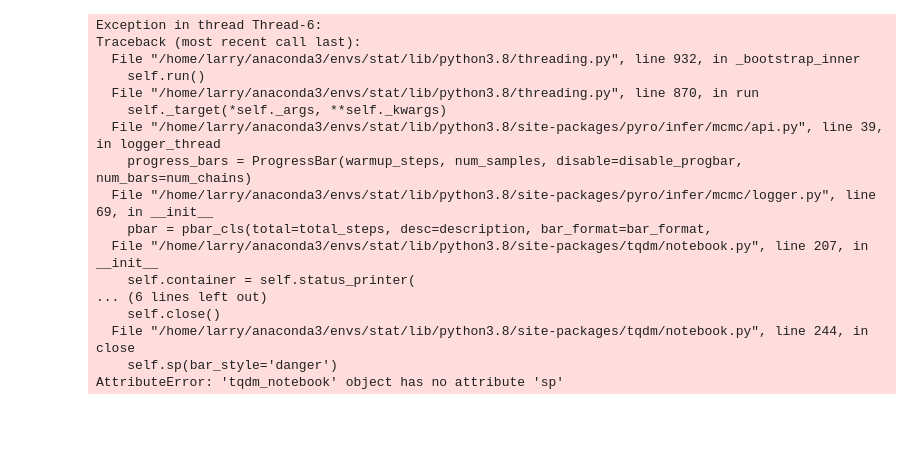
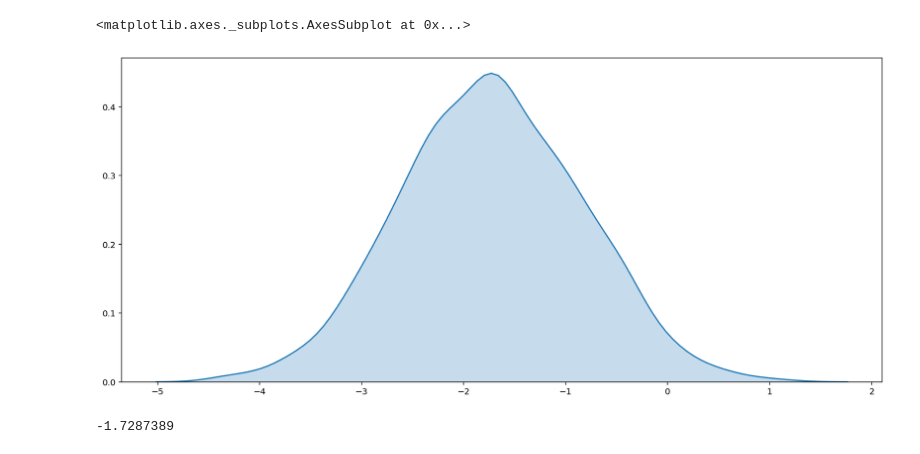
Before and after one commit to larryshamalama/bayesian-programming, a Jupyter notebook: posterior.ipynb, the cells around one changed output. Cells and saved outputs as stored; diff of their text form; code cells hidden in the pictures; blank space fills up the shorter version.

```diff
--- a/posterior.ipynb
+++ b/posterior.ipynb
@@ -16,40 +20,24 @@ pyro.set_rng_seed(101)
 %matplotlib inline
 %config InlineBackend.figure_format = "retina"
 # %%
-mu_0 = 5
+mu_0 = 500
 sigma_0 = 1.5
 n = 15
 # %%
 y = np.random.normal(loc=mu_0, scale=sigma_0, size=[n,])
 
-mu = pyro.sample("mu", dist.Normal(loc=1, scale=2))
-scale = pyro.sample("scale", dist.InverseGamma(concentration=4, rate=2))
+def model():
+    mu = pyro.param("mu", dist.Normal(loc=1, scale=2))
+    sigma = pyro.param("sigma", dist.InverseGamma(concentration=4, rate=2))
 
-def model(mu, scale):
-    return pyro.sample("model", dist.Normal(loc=mu, scale=scale))
+    return pyro.sample("model", dist.Normal(loc=mu, scale=sigma))
 
-def conditioned_model(model, mu, sigma, y):
-    return poutine.condition(model, data={"obs": y})(mu, sigma)
+def conditioned_model(model):
+    return poutine.condition(model, data={"obs": y})()
 
 nuts_kernel = NUTS(model=conditioned_model)
 mcmc = MCMC(kernel=nuts_kernel,
-            num_samples=100,
-            num_chains=2)
+            num_samples=1000,
+            num_chains=1,
+            warmup_steps=1000)
+mcmc.run(model)
-# %% [output]
-Exception in thread Thread-6:
-Traceback (most recent call last):
-  File "/home/larry/anaconda3/envs/stat/lib/python3.8/threading.py", line 932, in _bootstrap_inner
-    self.run()
-  File "/home/larry/anaconda3/envs/stat/lib/python3.8/threading.py", line 870, in run
-    self._target(*self._args, **self._kwargs)
-  File "/home/larry/anaconda3/envs/stat/lib/python3.8/site-packages/pyro/infer/mcmc/api.py", line 39, in logger_thread
-    progress_bars = ProgressBar(warmup_steps, num_samples, disable=disable_progbar, num_bars=num_chains)
-  File "/home/larry/anaconda3/envs/stat/lib/python3.8/site-packages/pyro/infer/mcmc/logger.py", line 69, in __init__
-    pbar = pbar_cls(total=total_steps, desc=description, bar_format=bar_format,
-  File "/home/larry/anaconda3/envs/stat/lib/python3.8/site-packages/tqdm/notebook.py", line 207, in __init__
-    self.container = self.status_printer(
-... (6 lines left out)
-    self.close()
-  File "/home/larry/anaconda3/envs/stat/lib/python3.8/site-packages/tqdm/notebook.py", line 244, in close
-    self.sp(bar_style='danger')
-AttributeError: 'tqdm_notebook' object has no attribute 'sp'
@@ -69,0 +44,12 @@ def scale_obs(guess):  # equivalent to conditioned_scale above
+# %%
+samples = mcmc.get_samples()["model"].numpy()
+
+fig = plt.figure(figsize=(16, 7))
+sns.kdeplot(samples, shade=True)
+# %% [output]
+<matplotlib.axes._subplots.AxesSubplot at 0x...>
+[figure, added]
+# %%
+np.mean(samples)
+# %% [output]
+-1.7287389
```
Also changed, not shown: parts of 3 cells of this notebook.
